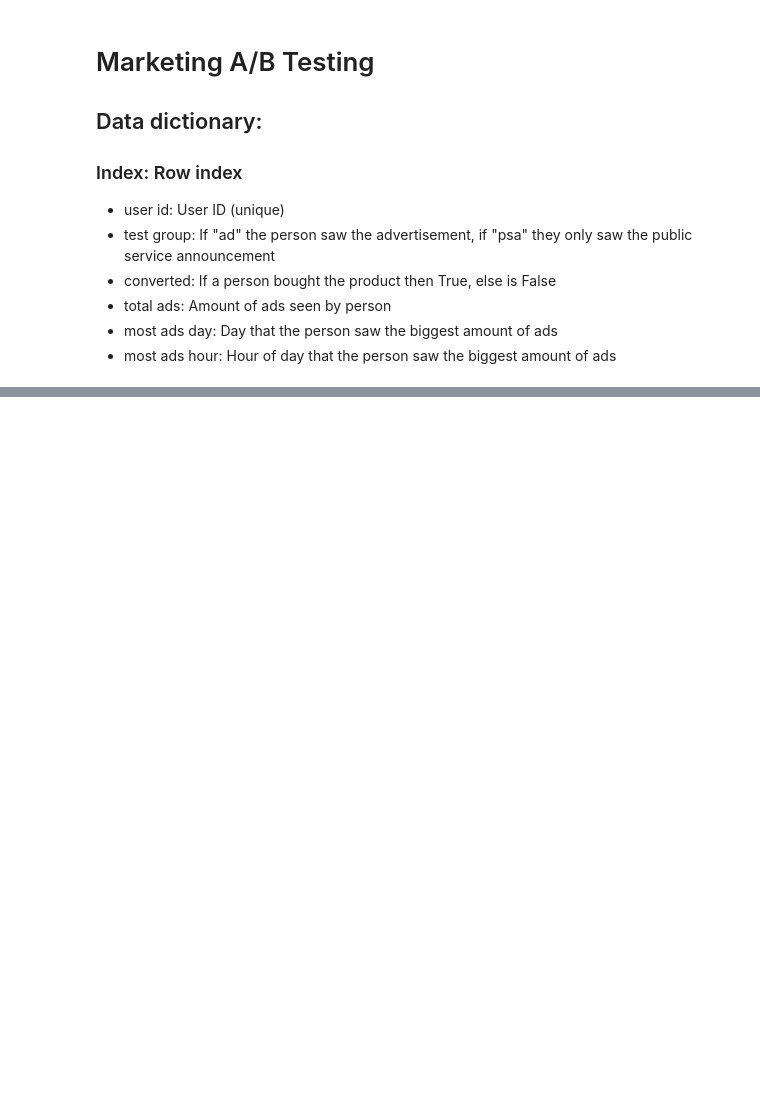
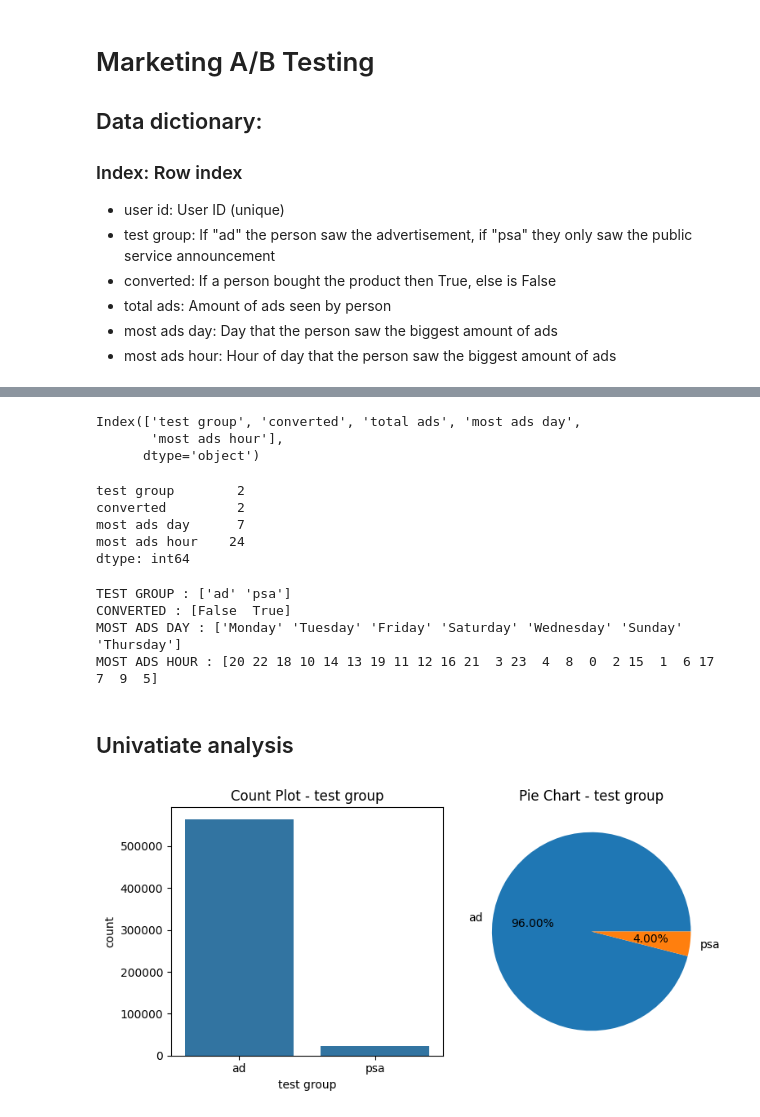
Before and after one commit to AlexanderGajduk/A_B_testing, a Jupyter notebook: marketing_AB.ipynb, the cells around one changed output, grey strips where cells are left out. Cells and saved outputs as stored; diff of their text form; code cells hidden in the pictures; blank space fills up the shorter version.

```diff
--- a/marketing_AB.ipynb
+++ b/marketing_AB.ipynb
@@ -14,0 +22,2 @@ import numpy as np
+# %%
+df = pd.read_csv('src/marketing_AB.csv')
@@ -14,0 +39,3 @@ import numpy as np
+# %%
+df.drop(['Unnamed: 0', 'user id'], axis=1, inplace = True)
+df.head()
@@ -14,0 +49,46 @@ import numpy as np
+# %%
+df.columns
+# %% [output]
+Index(['test group', 'converted', 'total ads', 'most ads day',
+       'most ads hour'],
+      dtype='object')
+# %%
+# Check if the categorical variables have appropriate number of levels
+df_cat = df[['test group', 'converted', 'most ads day','most ads hour']]
+df_cat.nunique()
+# %% [output]
+test group        2
+converted         2
+most ads day      7
+most ads hour    24
+dtype: int64
+# %%
+# Check if the categorical variables have a appropriate levels
+for i in df_cat.columns:
+    print(i.upper(), ":", df_cat[i].unique())
+# %% [output]
+TEST GROUP : ['ad' 'psa']
+CONVERTED : [False  True]
+MOST ADS DAY : ['Monday' 'Tuesday' 'Friday' 'Saturday' 'Wednesday' 'Sunday' 'Thursday']
+MOST ADS HOUR : [20 22 18 10 14 13 19 11 12 16 21  3 23  4  8  0  2 15  1  6 17  7  9  5]
+# %% [markdown]
+## Univatiate analysis
+# %%
+variable = 'test group'
+
+plt.figure(figsize=(8, 4))
+# Count plot
+plt.subplot(1, 2, 1)
+sns.countplot(x=variable, data=df_cat)
+plt.title(f'Count Plot - {variable}')
+
+# Pie chart
+plt.subplot(1, 2, 2)
+counts = df_cat[variable].value_counts()
+plt.pie(counts, labels=counts.index, autopct='%0.2f%%')
+plt.title(f'Pie Chart - {variable}')
+
+plt.tight_layout()
+plt.show()
+# %% [output]
+[figure, added]
```
Also changed, not shown: parts of 6 cells of this notebook.
